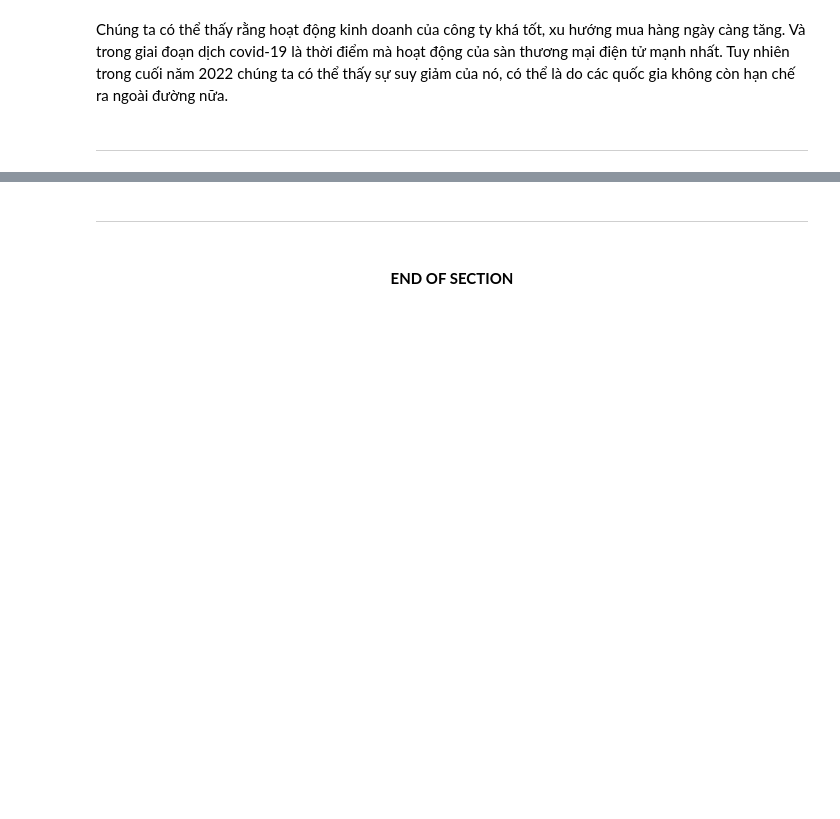
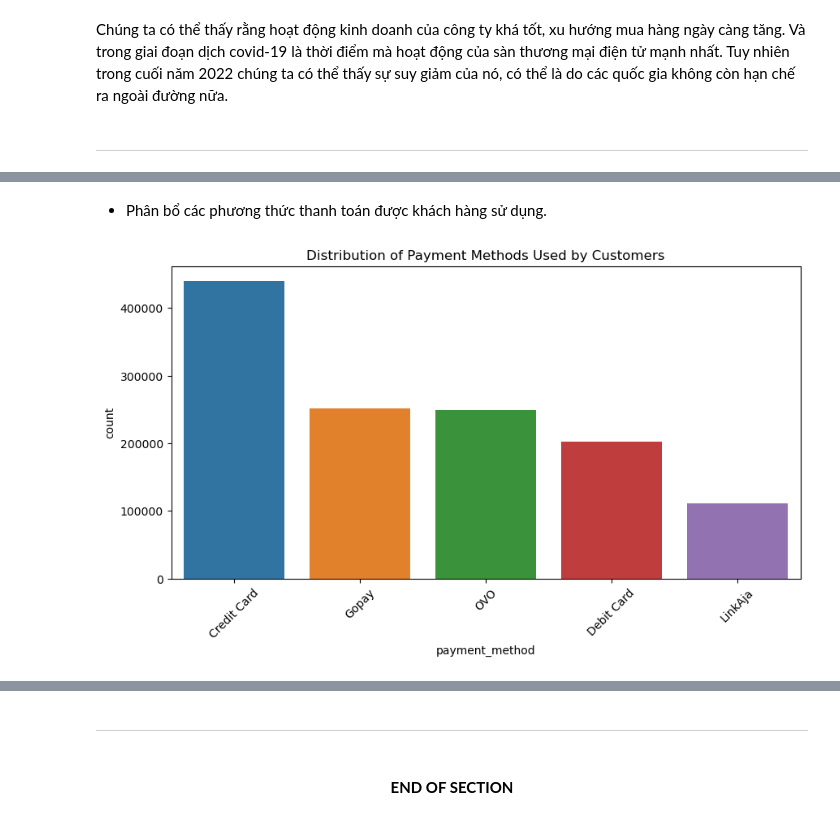
Before and after one commit to thanhanphan17/fashion-campus-dataset-analysis, a Jupyter notebook: [02]-Exploring-and-Preprocessing-Data.ipynb, the cells around one changed output, grey strips where cells are left out. Saved outputs shown, nothing was run; the diff lists cells and outputs as text; code cells hidden in the pictures; blank space fills up the shorter version.

Commit message:
add analyze caterorical columns distribution

```diff
--- a/[02]-Exploring-and-Preprocessing-Data.ipynb
+++ b/[02]-Exploring-and-Preprocessing-Data.ipynb
@@ -699,0 +740,10 @@ Chúng ta có thể thấy rằng hoạt động kinh doanh của công ty khá
+# %% [markdown]
+- Phân bổ các phương thức thanh toán được khách hàng sử dụng.
+# %%
+plt.figure(figsize=(10, 5))
+sns.countplot(data=df_transaction, x='payment_method', order=df_transaction['payment_method'].value_counts().index)
+plt.title('Distribution of Payment Methods Used by Customers')
+plt.xticks(rotation=45)
+plt.show()
+# %% [output]
+[figure, added]
```
Also changed, not shown: parts of 14 cells of this notebook.
